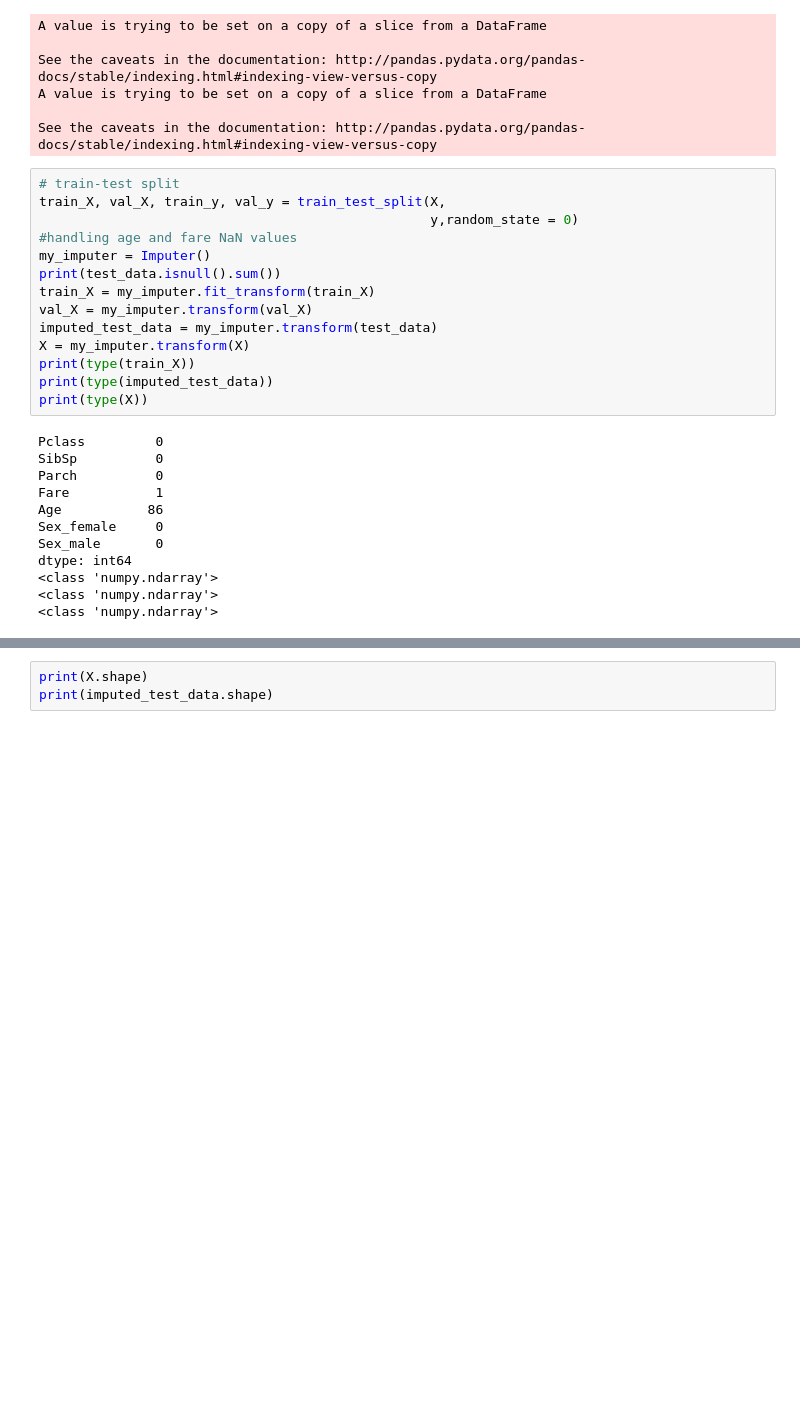
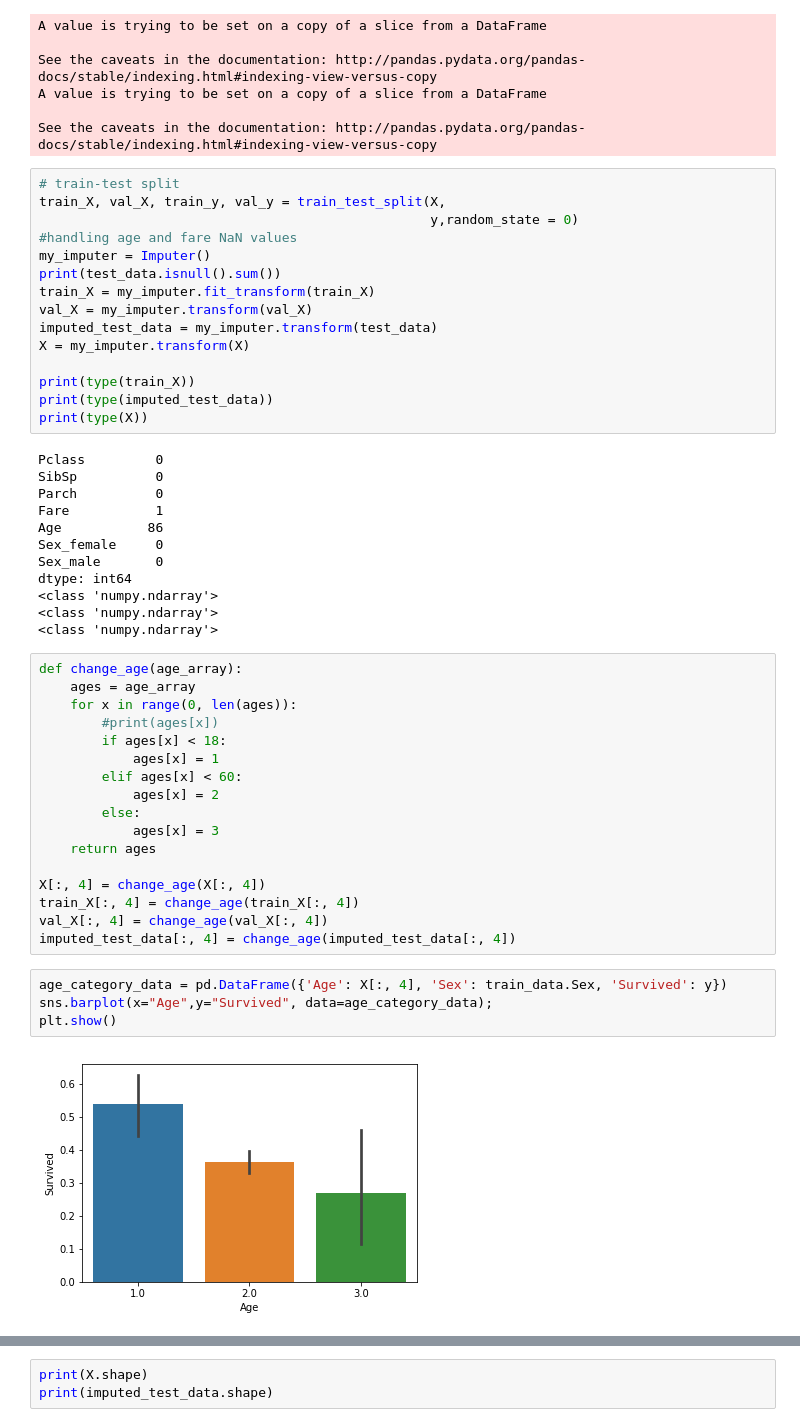
Before and after one commit to pushkar96/Kaggle, a Jupyter notebook: Titanic_survival/titanic_beginning(XGBoost).ipynb, the cells around one changed output, grey strips where cells are left out. Drawn from its saved outputs; the diff is of its cells as text; blank space fills up the shorter version.

```diff
--- a/Titanic_survival/titanic_beginning(XGBoost).ipynb
+++ b/Titanic_survival/titanic_beginning(XGBoost).ipynb
@@ -108,6 +109,7 @@ train_X = my_imputer.fit_transform(train_X)
 val_X = my_imputer.transform(val_X)
 imputed_test_data = my_imputer.transform(test_data)
 X = my_imputer.transform(X)
+
 print(type(train_X))
 print(type(imputed_test_data))
 print(type(X))
@@ -123,6 +125,29 @@ dtype: int64
 <class 'numpy.ndarray'>
 <class 'numpy.ndarray'>
 <class 'numpy.ndarray'>
+# %%
+def change_age(age_array):
+    ages = age_array
+    for x in range(0, len(ages)):
+        #print(ages[x])
+        if ages[x] < 18:
+            ages[x] = 1
+        elif ages[x] < 60:
+            ages[x] = 2
+        else:
+            ages[x] = 3
+    return ages
+
+X[:, 4] = change_age(X[:, 4])
+train_X[:, 4] = change_age(train_X[:, 4])
+val_X[:, 4] = change_age(val_X[:, 4])
+imputed_test_data[:, 4] = change_age(imputed_test_data[:, 4])
+# %%
+age_category_data = pd.DataFrame({'Age': X[:, 4], 'Sex': train_data.Sex, 'Survived': y})
+sns.barplot(x="Age",y="Survived", data=age_category_data);
+plt.show()
+# %% [output]
+[figure, added]
 # %%
 #adding n_estimators and early_stopping_rounds
 my_model = XGBClassifier(n_estimators=1000, learning_rate=0.005)
```
Also changed, not shown: parts of 4 cells of this notebook, 1 other file.
